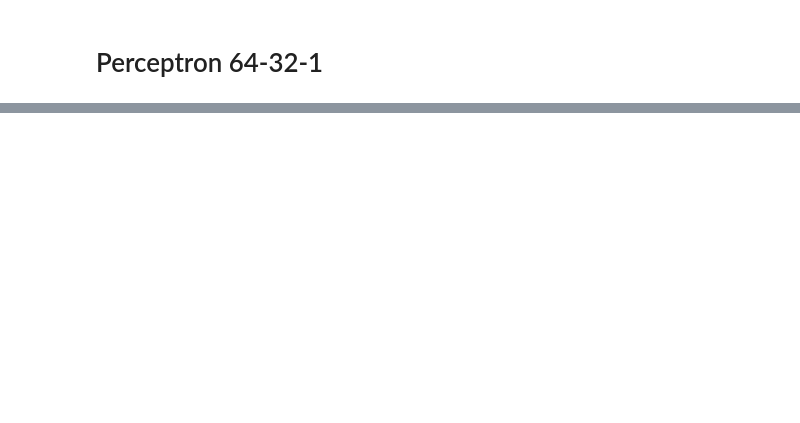
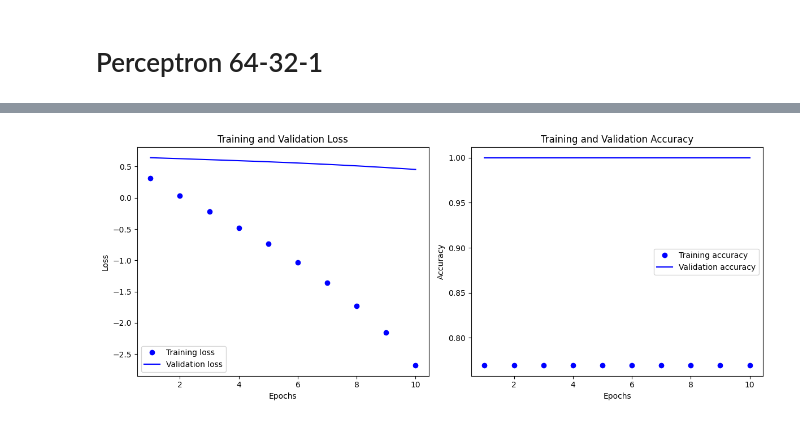
Before and after one commit to rricc22/F1, a Jupyter notebook: quick_analyse.ipynb, the cells around one changed output, grey strips where cells are left out. Drawn from its saved outputs; the diff is of its cells as text; code cells hidden in the pictures; blank space fills up the shorter version.

```diff
--- a/quick_analyse.ipynb
+++ b/quick_analyse.ipynb
@@ -76,0 +144,19 @@ Accuracy: 84.55%
+# %%
+# Diviser les données en ensemble d'entraînement et de test
+X_train, X_test, y_train, y_test = train_test_split(circuit_data, labels, test_size=0.2, random_state=42)
+# %%
+
+# Construction du modèle LSTM
+model = tf.keras.models.Sequential([
+    tf.keras.layers.LSTM(64, activation='relu', input_shape=(50, 5)),
+    tf.keras.layers.Dense(32, activation='relu'),
+    tf.keras.layers.Dense(1, activation='sigmoid')  # Sigmoid pour la classification binaire
+])
+# %%
+# Compilation du modèle
+model.compile(optimizer='adam',
+              loss='binary_crossentropy',
+              metrics=['accuracy'])
+# %%
+# Entraînement du modèle
+history = model.fit(X_train, y_train, epochs=10, batch_size=16, validation_split=0.2)
@@ -76,0 +184,4 @@ Accuracy: 84.55%
+# %%
+plot_training_history(history)
+# %% [output]
+[figure, added]
```
Also changed, not shown: parts of 25 cells of this notebook.
